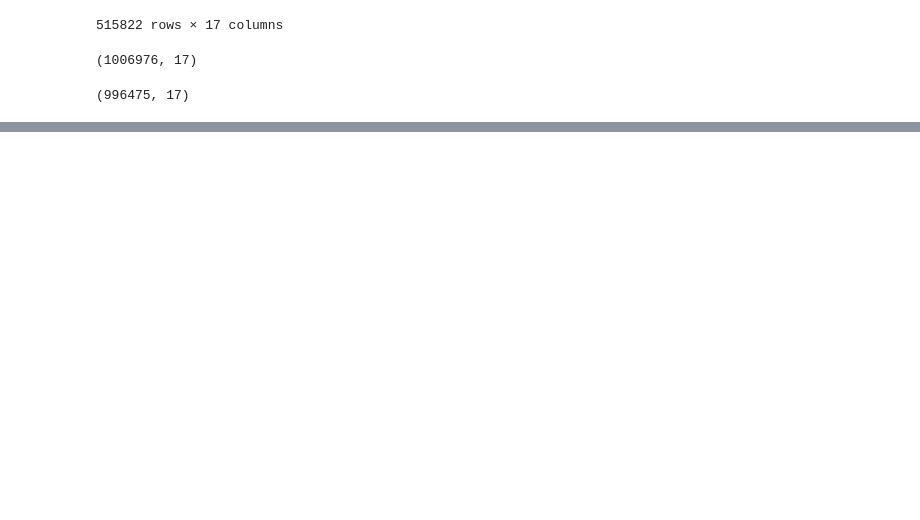
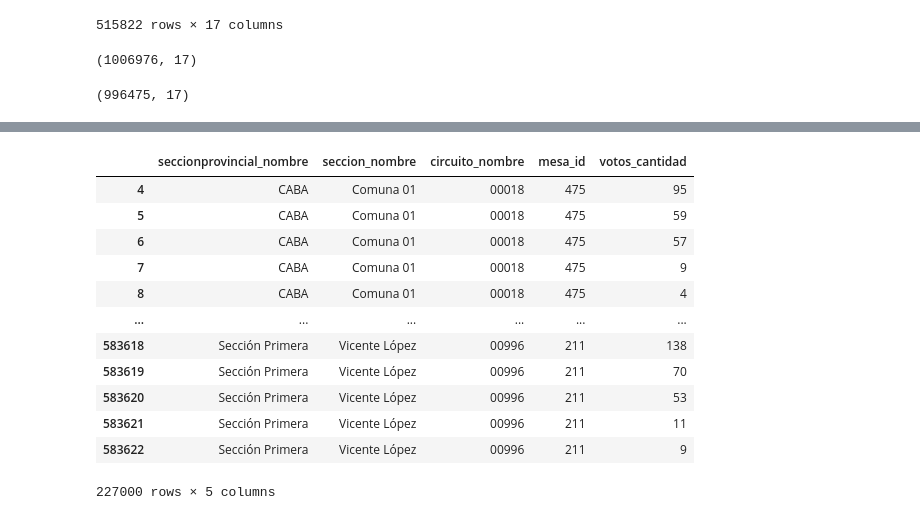
Before and after one commit to diegomartinmendez/Data_Science, a Jupyter notebook: split_clean_data_for_powerbi.ipynb, the cells around one changed output, grey strips where cells are left out. Saved outputs shown, nothing was run; the diff lists cells and outputs as text; code cells hidden in the pictures; blank space fills up the shorter version.

```diff
--- a/split_clean_data_for_powerbi.ipynb
+++ b/split_clean_data_for_powerbi.ipynb
@@ -243,0 +279,18 @@ data_amba_8.to_csv('data_amba_8.csv')
+# %%
+data_amba_mesa.drop(['cargo_nombre', 'agrupacion_nombre' , 'votos_tipo' ]   , axis=1 , inplace=True)
+# %%
+data_amba_mesa
+# %% [output]
+|  | seccionprovincial_nombre | seccion_nombre | circuito_nombre | mesa_id | votos_cantidad |
+| 4 | CABA | Comuna 01 | 00018 | 475 | 95 |
+| 5 | CABA | Comuna 01 | 00018 | 475 | 59 |
+| 6 | CABA | Comuna 01 | 00018 | 475 | 57 |
+| 7 | CABA | Comuna 01 | 00018 | 475 | 9 |
+| 8 | CABA | Comuna 01 | 00018 | 475 | 4 |
+| ... | ... | ... | ... | ... | ... |
+| 583618 | Sección Primera | Vicente López | 00996 | 211 | 138 |
+| 583619 | Sección Primera | Vicente López | 00996 | 211 | 70 |
+| 583620 | Sección Primera | Vicente López | 00996 | 211 | 53 |
+| 583621 | Sección Primera | Vicente López | 00996 | 211 | 11 |
+| 583622 | Sección Primera | Vicente López | 00996 | 211 | 9 |
+227000 rows × 5 columns
```
Also changed, not shown: parts of 14 cells of this notebook.
